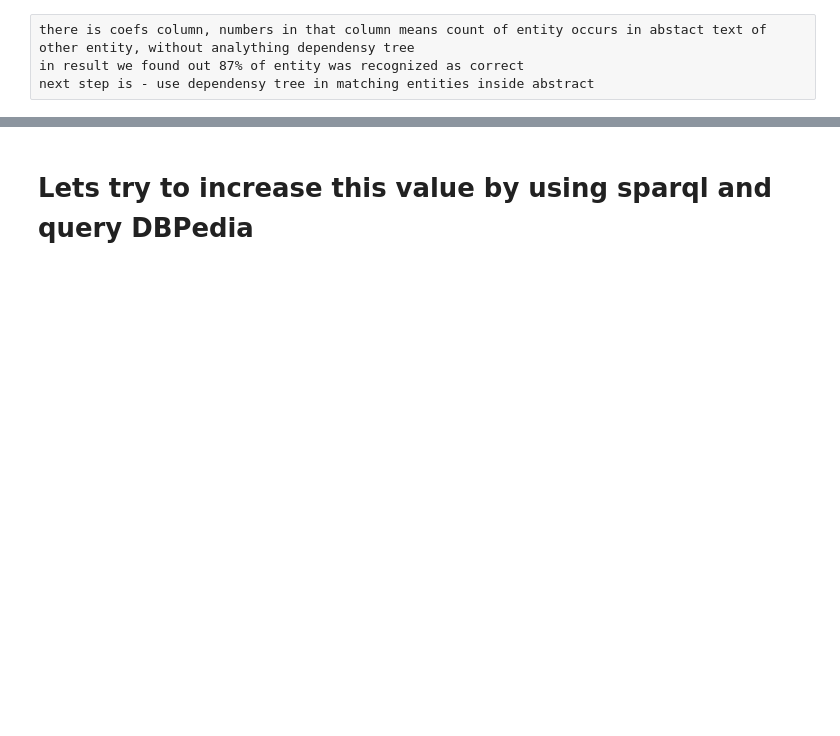
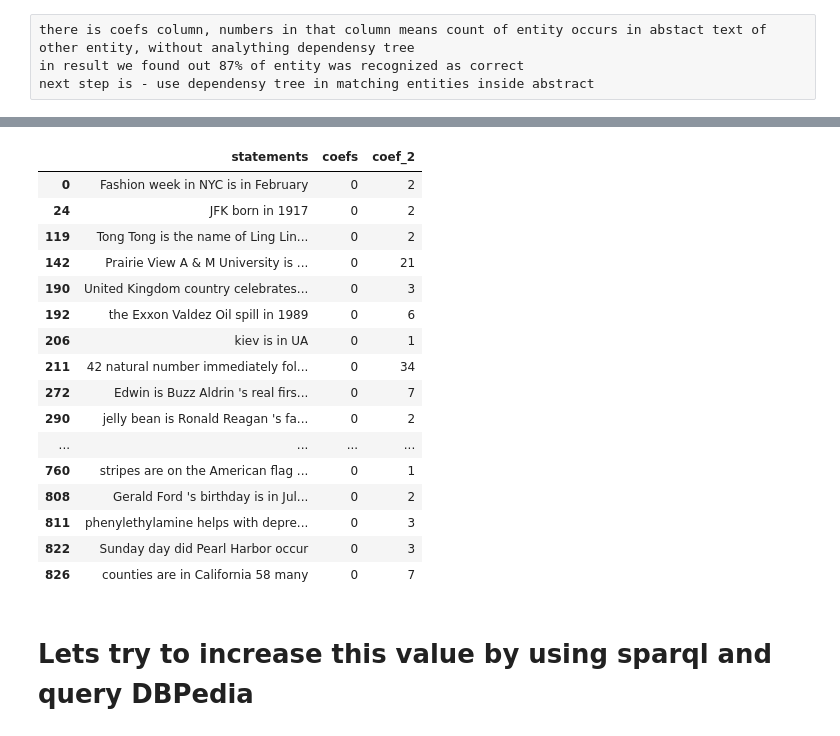
Before and after one commit to sudodoki/prj-nlp, a Jupyter notebook: students/Nazar/HW4/factoid/Fact checking.ipynb, the cells around one changed output, grey strips where cells are left out. Drawn from its saved outputs; the diff is of its cells as text; code cells hidden in the pictures; blank space fills up the shorter version.

```diff
--- a/students/Nazar/HW4/factoid/Fact checking.ipynb
+++ b/students/Nazar/HW4/factoid/Fact checking.ipynb
@@ -185,2 +259,22 @@ next step is - use dependensy tree in matching entities inside abstract
+# %%
+step2_df[['statements','coefs','coef_2']][step2_df['coef_2']>0]
+# %% [output]
+|  | statements | coefs | coef_2 |
+| 0 | Fashion week in NYC is in February | 0 | 2 |
+| 24 | JFK born in 1917 | 0 | 2 |
+| 119 | Tong Tong is the name of Ling Lin... | 0 | 2 |
+| 142 | Prairie View A & M University is ... | 0 | 21 |
+| 190 | United Kingdom country celebrates... | 0 | 3 |
+| 192 | the Exxon Valdez Oil spill in 1989 | 0 | 6 |
+| 206 | kiev is in UA | 0 | 1 |
+| 211 | 42 natural number immediately fol... | 0 | 34 |
+| 272 | Edwin is Buzz Aldrin 's real firs... | 0 | 7 |
+| 290 | jelly bean is Ronald Reagan 's fa... | 0 | 2 |
+| ... | ... | ... | ... |
+| 760 | stripes are on the American flag ... | 0 | 1 |
+| 808 | Gerald Ford 's birthday is in Jul... | 0 | 2 |
+| 811 | phenylethylamine helps with depre... | 0 | 3 |
+| 822 | Sunday day did Pearl Harbor occur | 0 | 3 |
+| 826 | counties are in California 58 many | 0 | 7 |
 # %% [markdown]
 # Lets try to increase this value by using sparql and query DBPedia
```
Also changed, not shown: parts of 28 cells of this notebook.
